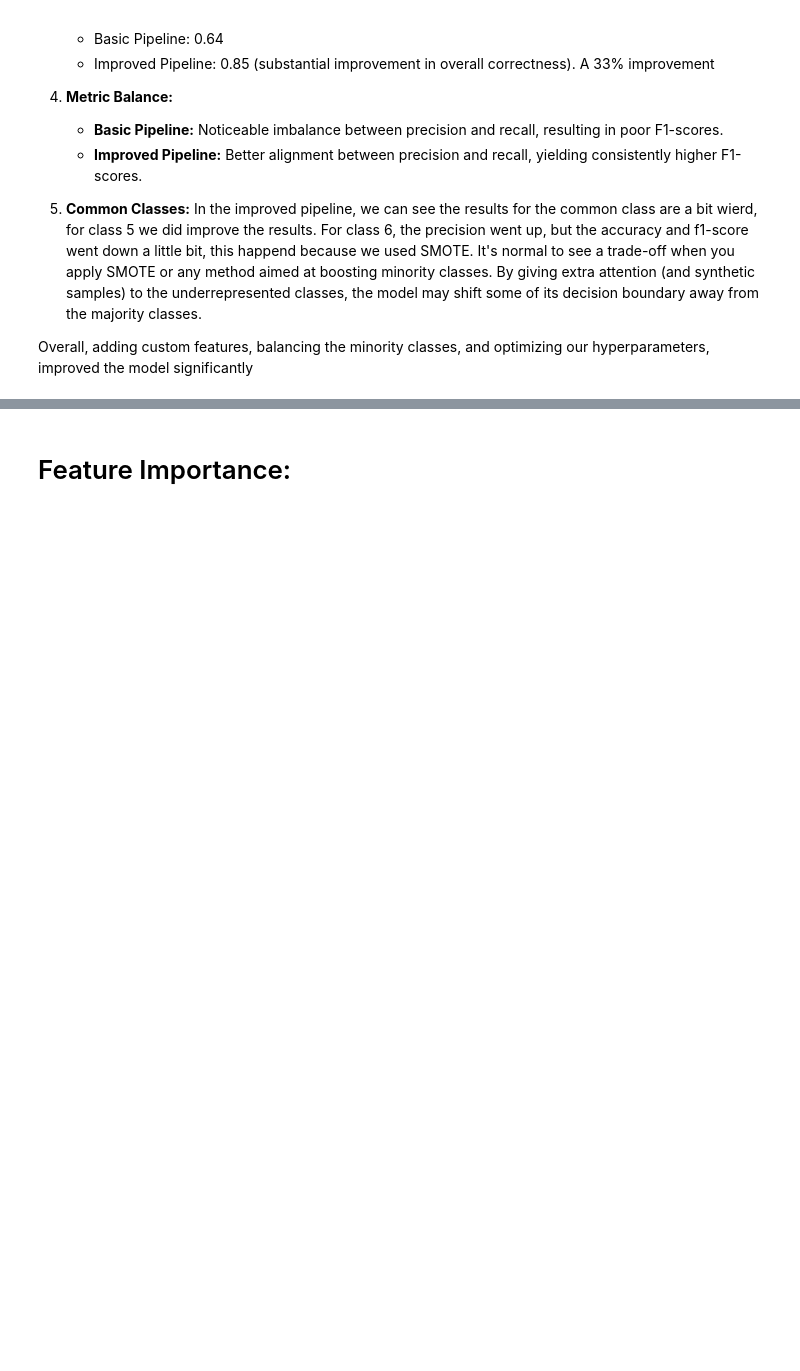
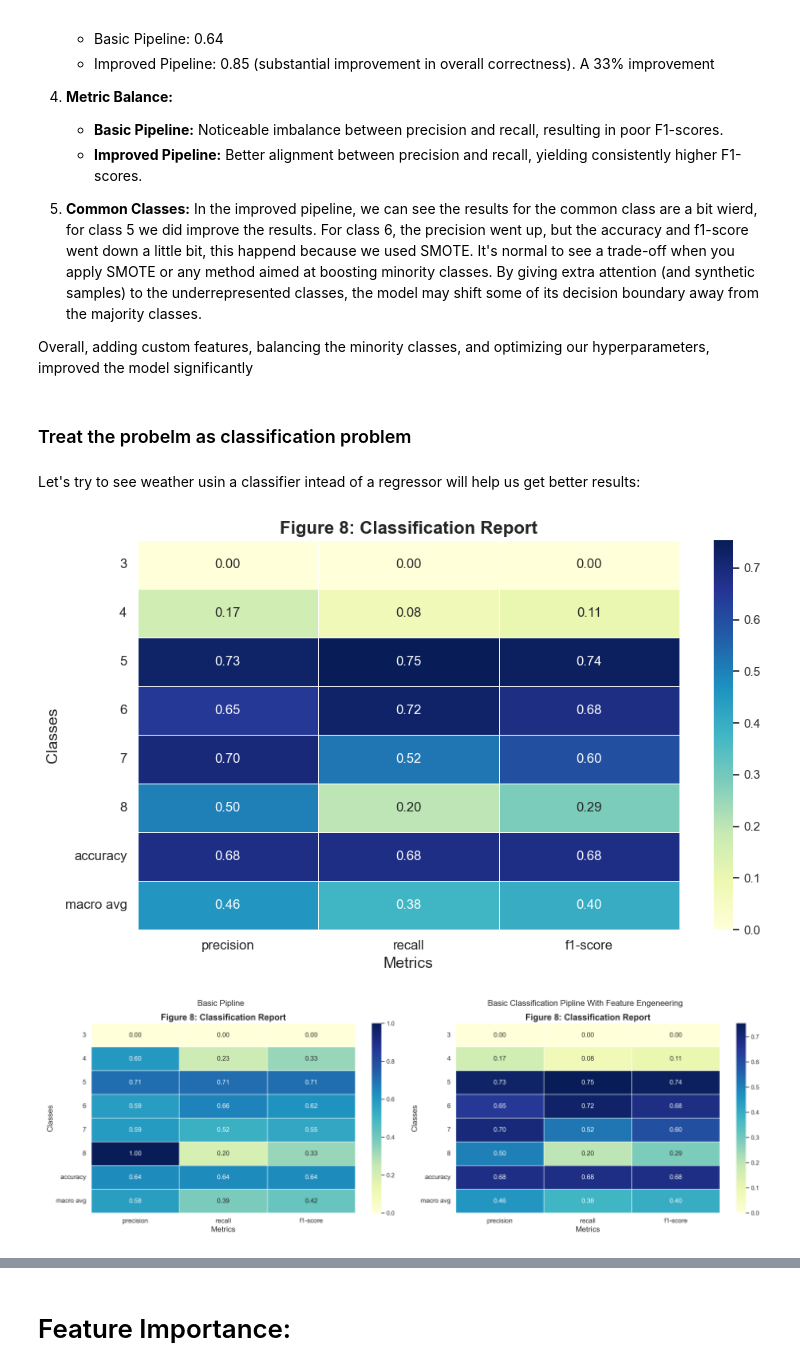
Before and after one commit to airbagdeer/tabular-ds-project, a Jupyter notebook: EX2.ipynb, the cells around one changed output, grey strips where cells are left out. Cells and saved outputs as stored; diff of their text form; code cells hidden in the pictures; blank space fills up the shorter version.

Commit message:
Add Classification Model Instead Of Regression

```diff
--- a/EX2.ipynb
+++ b/EX2.ipynb
@@ -501,3 +501,21 @@ plt.show()
     In the improved pipeline, we can see the results for the common class are a bit wierd, for class 5 we did improve the results. For class 6, the precision went up, but the accuracy and f1-score went down a little bit, this happend because we used SMOTE. It's normal to see a trade-off when you apply SMOTE or any method aimed at boosting minority classes. By giving extra attention (and synthetic samples) to the underrepresented classes, the model may shift some of its decision boundary away from the majority classes.
 
 Overall, adding custom features, balancing the minority classes, and optimizing our hyperparameters, improved the model significantly
+# %% [markdown]
+### Treat the probelm as classification problem
+# %% [markdown]
+Let's try to see weather usin a classifier intead of a regressor will help us get better results:
+# %%
+y_train = y_train-3
+y_test = y_test-3
+# %%
+clasifier_basic_model = XGBClassifier(random_state=42)
+y_pred = get_predications(clasifier_basic_model, X_train_samples=X_train, y_train_classes=y_train, X_test_samples=X_test)
+calculate_scores(y_true=y_test, y_pred=y_pred, image_name='basic-classification-pipline-with-feature-engineering-results')
+compare_scores(path_result_1='./images/basic-pipline-results.png',
+               path_result_2='./images/basic-classification-pipline-with-feature-engineering-results.png',
+                headline_1='Basic Pipline',
+                headline_2='Basic Classification Pipline With Feature Engeneering')
+# %% [output]
+[figure, added]
+[figure, added]
```
Also changed, not shown: parts of 8 cells of this notebook.
